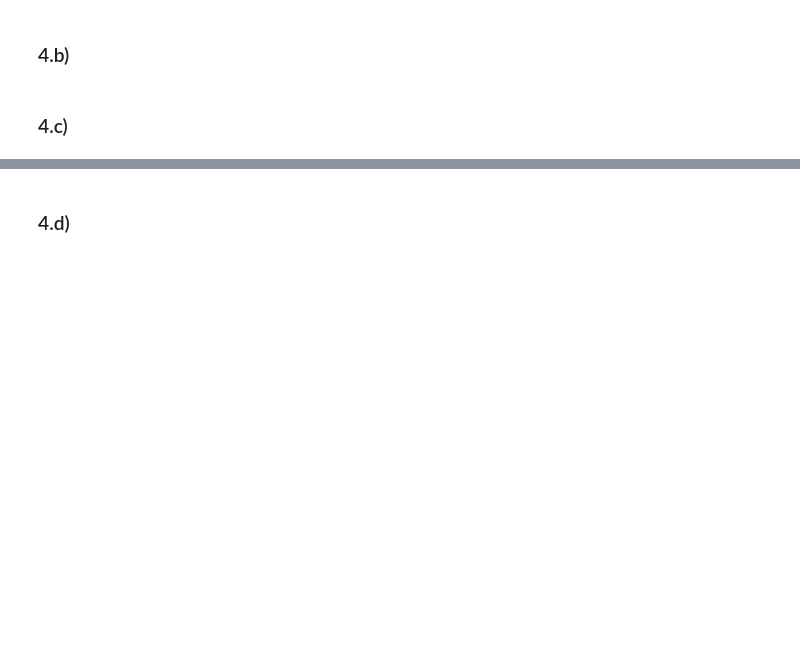
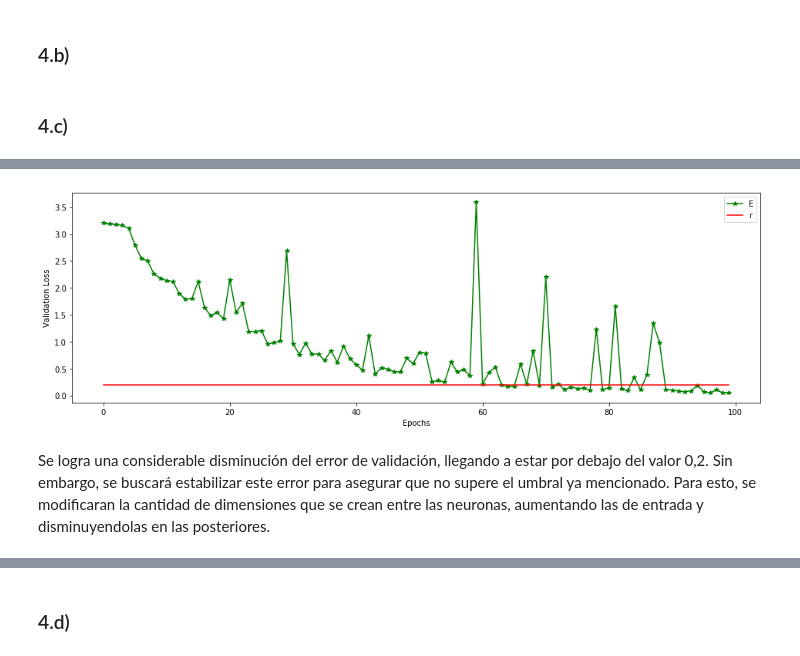
Before and after one commit to nicomero/tarea3maquinas, a Jupyter notebook: Tarea3.ipynb, the cells around one changed output, grey strips where cells are left out. Saved outputs shown, nothing was run; the diff lists cells and outputs as text; code cells hidden in the pictures; blank space fills up the shorter version.

```diff
--- a/Tarea3.ipynb
+++ b/Tarea3.ipynb
@@ -420,0 +468,9 @@ model.fit(x_tr.values, to_categorical(y_tr), nb_epoch=100, batch_size=128, verbo
+# %%
+x_tr_scaled,x_v_scaled,x_t_scaled=escalar(x_tr,x_v,x_t)
+
+model = Sequential()
+model.add(Dense(30, input_dim=x_tr_scaled.shape[1], kernel_initializer='uniform', activation='relu'))
+model.add(Dense(30, kernel_initializer='uniform', activation='relu'))
+model.add(Dense(25, kernel_initializer='uniform', activation='softmax'))
+model.compile(optimizer=SGD(lr=0.05), loss='categorical_crossentropy', metrics=['accuracy'])
+historia = model.fit(x_tr_scaled.values, to_categorical(y_tr), epochs=100, batch_size=128, verbose=1,validation_data=(x_v_scaled.values,to_categorical(y_v)))
@@ -420,0 +495,6 @@ model.fit(x_tr.values, to_categorical(y_tr), nb_epoch=100, batch_size=128, verbo
+# %%
+graficar_loss(historia)
+# %% [output]
+[figure, added]
+# %% [markdown]
+<p>Se logra una considerable disminución del error de validación, llegando a estar por debajo del valor 0,2. Sin embargo, se buscará estabilizar este error para asegurar que no supere el umbral ya mencionado. Para esto, se modificaran la cantidad de dimensiones que se crean entre las neuronas, aumentando las de entrada y disminuyendolas en las posteriores.</p>
```
Also changed, not shown: parts of 12 cells of this notebook.
